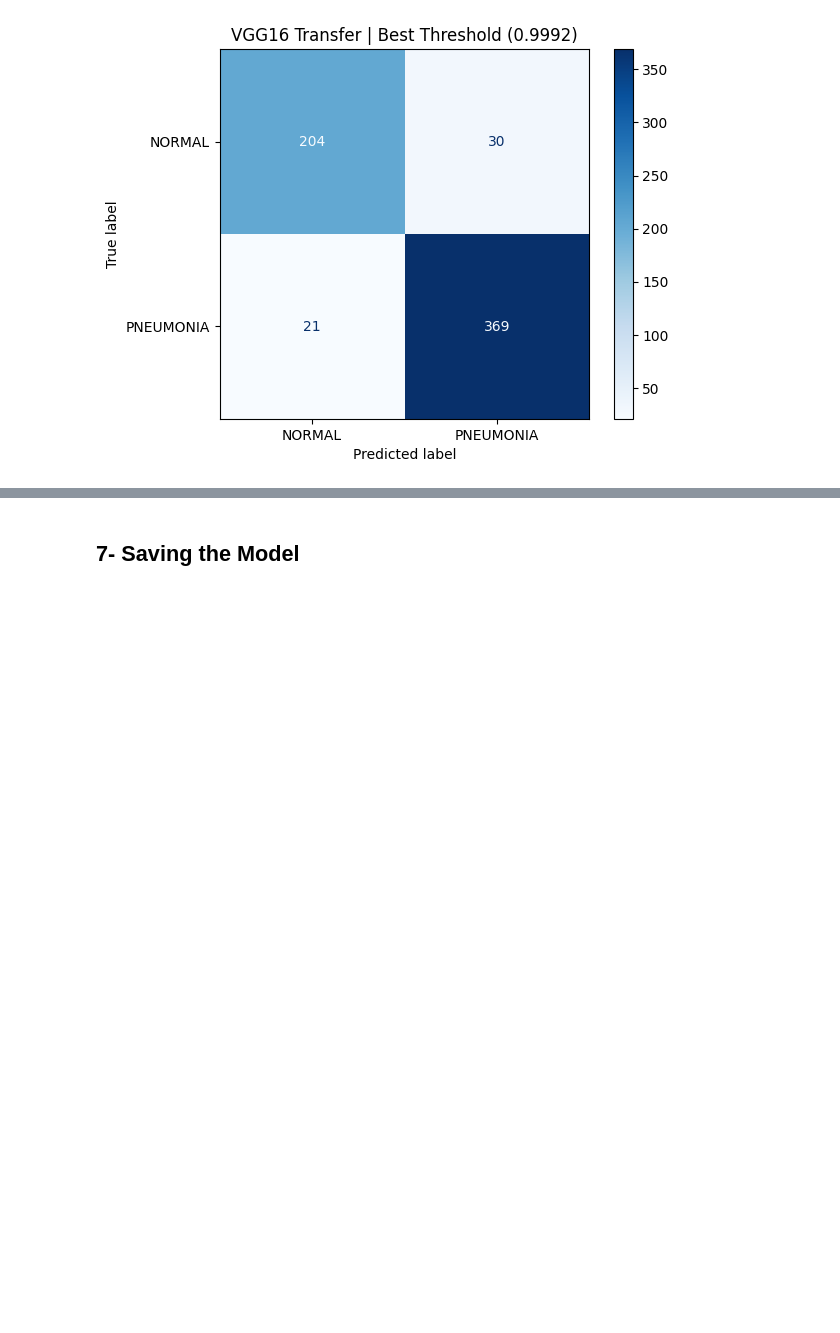
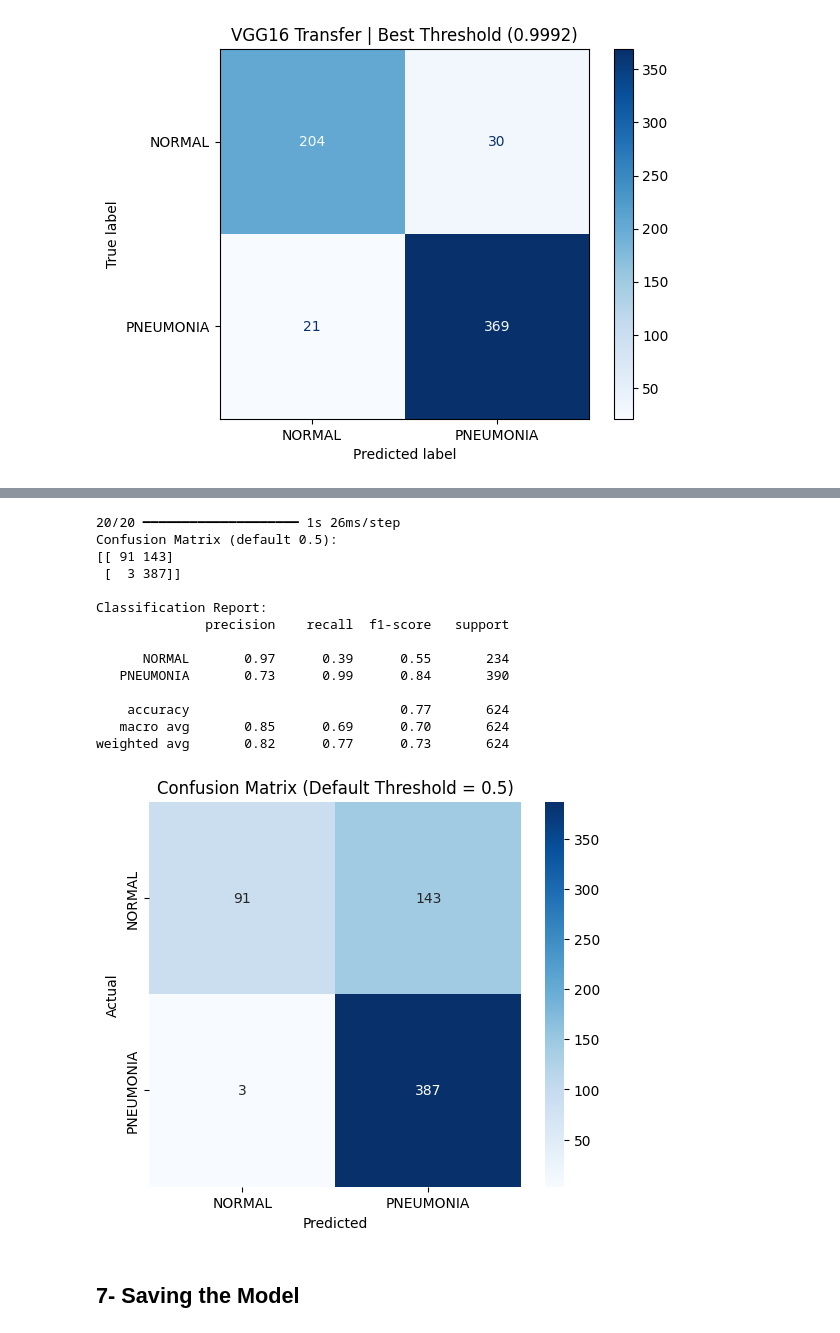
Before and after one commit to yusuf-codes10/deep-learining-project, a Jupyter notebook: transfer_model.ipynb, the cells around one changed output, grey strips where cells are left out. Drawn from its saved outputs; the diff is of its cells as text; code cells hidden in the pictures; blank space fills up the shorter version.

Commit message:
Confusion matrix with default threshold is alright

```diff
--- a/transfer_model.ipynb
+++ b/transfer_model.ipynb
@@ -445,3 +480,56 @@ weighted avg       0.92      0.92      0.92       624
+# %%
+from sklearn.metrics import confusion_matrix, classification_report
+import numpy as np
+import seaborn as sns
+import matplotlib.pyplot as plt
+
+# Get raw probabilities
+transfer_preds_raw = transfer_model.predict(X_test).flatten()
+
+# Default classification (0.5 threshold)
+y_pred_default = (transfer_preds_raw > 0.5).astype(int)
+
+# Confusion matrix
+cm = confusion_matrix(y_test, y_pred_default)
+
+# Print results
+print("Confusion Matrix (default 0.5):")
+print(cm)
+
+print("\nClassification Report:")
+print(classification_report(y_test, y_pred_default, target_names=['NORMAL', 'PNEUMONIA']))
+
+# 🔥 Seaborn heatmap
+plt.figure(figsize=(6,5))
+sns.heatmap(
+    cm,
+    annot=True,
+    fmt='d',
+    cmap='Blues',
+    xticklabels=['NORMAL', 'PNEUMONIA'],
+    yticklabels=['NORMAL', 'PNEUMONIA']
+)
+
+plt.xlabel('Predicted')
+plt.ylabel('Actual')
+plt.title('Confusion Matrix (Default Threshold = 0.5)')
+plt.show()
+# %% [output]
+20/20 ━━━━━━━━━━━━━━━━━━━━ 1s 26ms/step
+Confusion Matrix (default 0.5):
+[[ 91 143]
+ [  3 387]]
+
+Classification Report:
+              precision    recall  f1-score   support
+
+      NORMAL       0.97      0.39      0.55       234
+   PNEUMONIA       0.73      0.99      0.84       390
+
+    accuracy                           0.77       624
+   macro avg       0.85      0.69      0.70       624
+weighted avg       0.82      0.77      0.73       624
+[figure, added]
 # %% [markdown]
 ## 7- Saving the Model
 # %%
```
Also changed, not shown: parts of 14 cells of this notebook.
